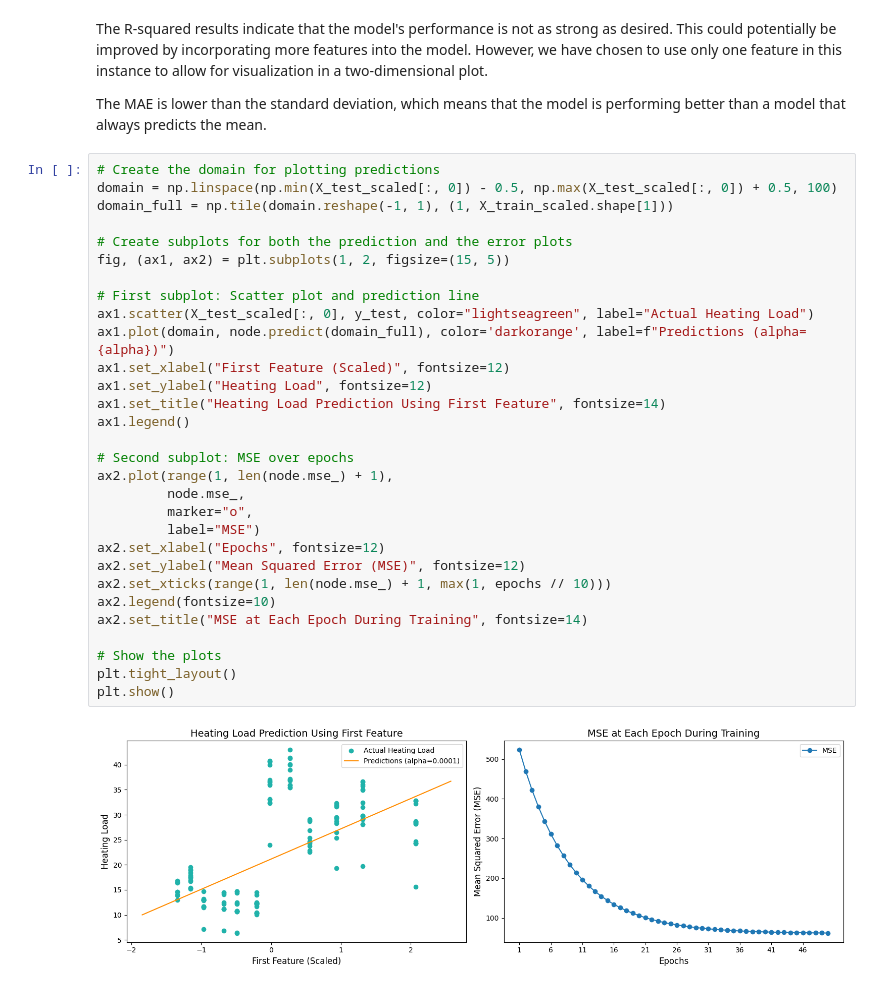
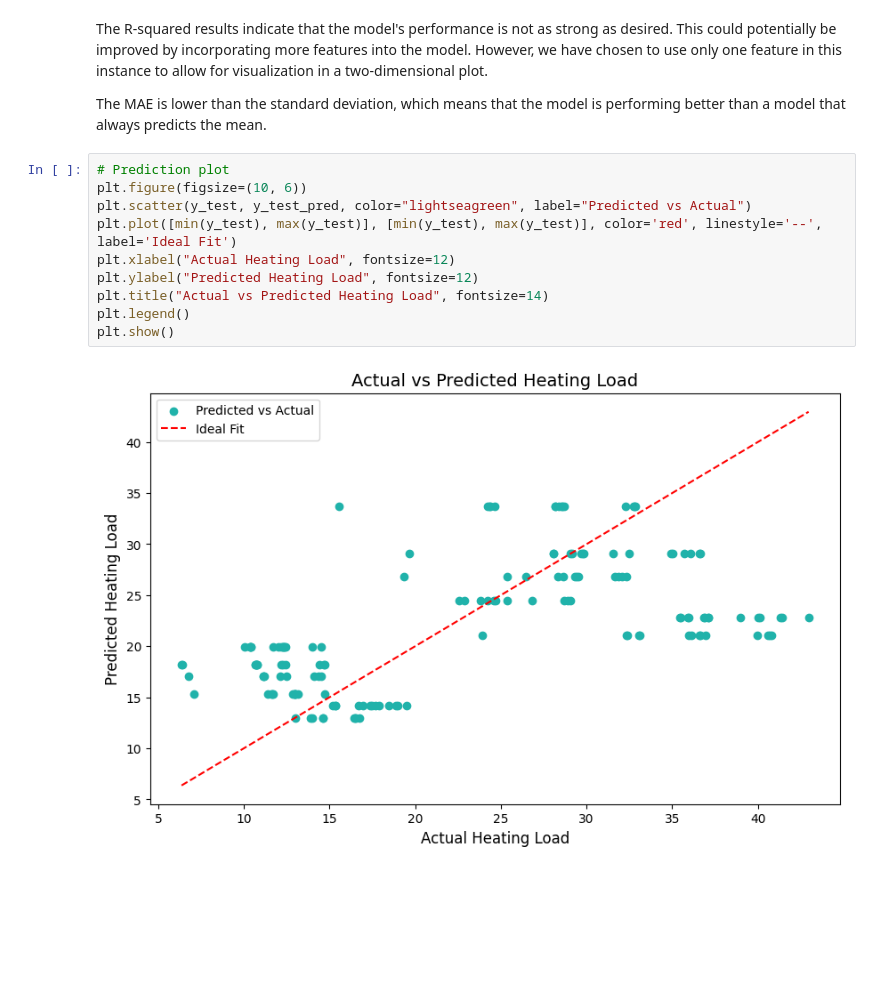
Before and after one commit to calbertiboms/INDE_577, a Jupyter notebook: Supervised Machine Learning/Linear Regression/Regression Neuron.ipynb, the cells around one changed output. Saved outputs shown, nothing was run; the diff lists cells and outputs as text; blank space fills up the shorter version.

```diff
--- a/Supervised Machine Learning/Linear Regression/Regression Neuron.ipynb
+++ b/Supervised Machine Learning/Linear Regression/Regression Neuron.ipynb
@@ -162,35 +162,15 @@ The R-squared results indicate that the model's performance is not as strong as
 
 
 The MAE is lower than the standard deviation, which means that the model is performing better than a model that always predicts the mean.
-# %%
-# Create the domain for plotting predictions
-domain = np.linspace(np.min(X_test_scaled[:, 0]) - 0.5, np.max(X_test_scaled[:, 0]) + 0.5, 100)
-domain_full = np.tile(domain.reshape(-1, 1), (1, X_train_scaled.shape[1]))
-
-# Create subplots for both the prediction and the error plots
-fig, (ax1, ax2) = plt.subplots(1, 2, figsize=(15, 5))
-
-# First subplot: Scatter plot and prediction line
-ax1.scatter(X_test_scaled[:, 0], y_test, color="lightseagreen", label="Actual Heating Load")
-ax1.plot(domain, node.predict(domain_full), color='darkorange', label=f"Predictions (alpha={alpha})")
-ax1.set_xlabel("First Feature (Scaled)", fontsize=12)
-ax1.set_ylabel("Heating Load", fontsize=12)
-ax1.set_title("Heating Load Prediction Using First Feature", fontsize=14)
-ax1.legend()
-
-# Second subplot: MSE over epochs
-ax2.plot(range(1, len(node.mse_) + 1),
-         node.mse_,
-         marker="o",
-         label="MSE")
-ax2.set_xlabel("Epochs", fontsize=12)
-ax2.set_ylabel("Mean Squared Error (MSE)", fontsize=12)
-ax2.set_xticks(range(1, len(node.mse_) + 1, max(1, epochs // 10)))
-ax2.legend(fontsize=10)
-ax2.set_title("MSE at Each Epoch During Training", fontsize=14)
-
-# Show the plots
-plt.tight_layout()
-plt.show()
-# %% [output]
-[figure, removed]
+# %%
+# Prediction plot
+plt.figure(figsize=(10, 6))
+plt.scatter(y_test, y_test_pred, color="lightseagreen", label="Predicted vs Actual")
+plt.plot([min(y_test), max(y_test)], [min(y_test), max(y_test)], color='red', linestyle='--', label='Ideal Fit')
+plt.xlabel("Actual Heating Load", fontsize=12)
+plt.ylabel("Predicted Heating Load", fontsize=12)
+plt.title("Actual vs Predicted Heating Load", fontsize=14)
+plt.legend()
+plt.show()
+# %% [output]
+[figure, added]
```
Also changed, not shown: parts of 20 cells of this notebook.
